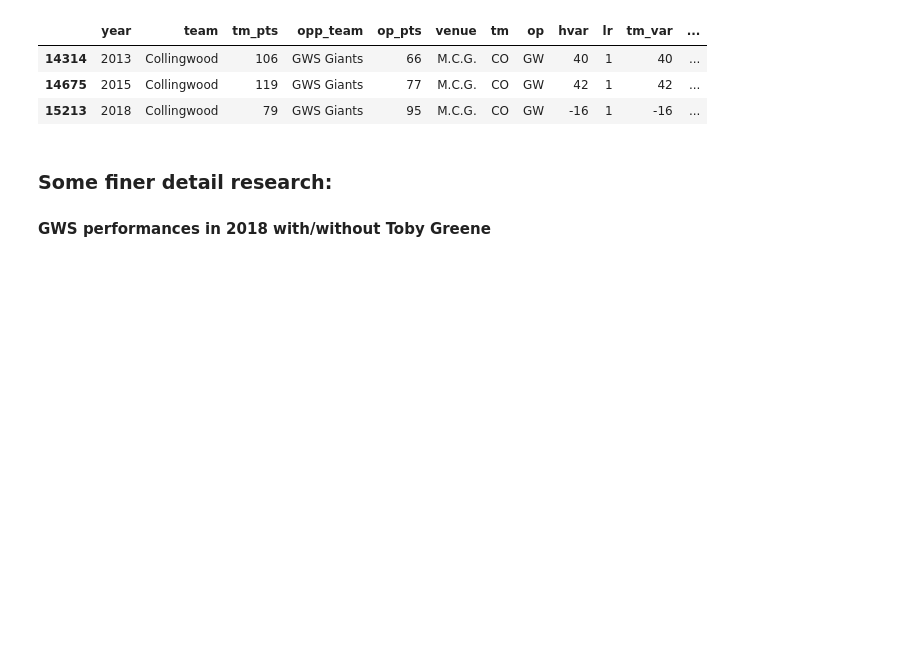
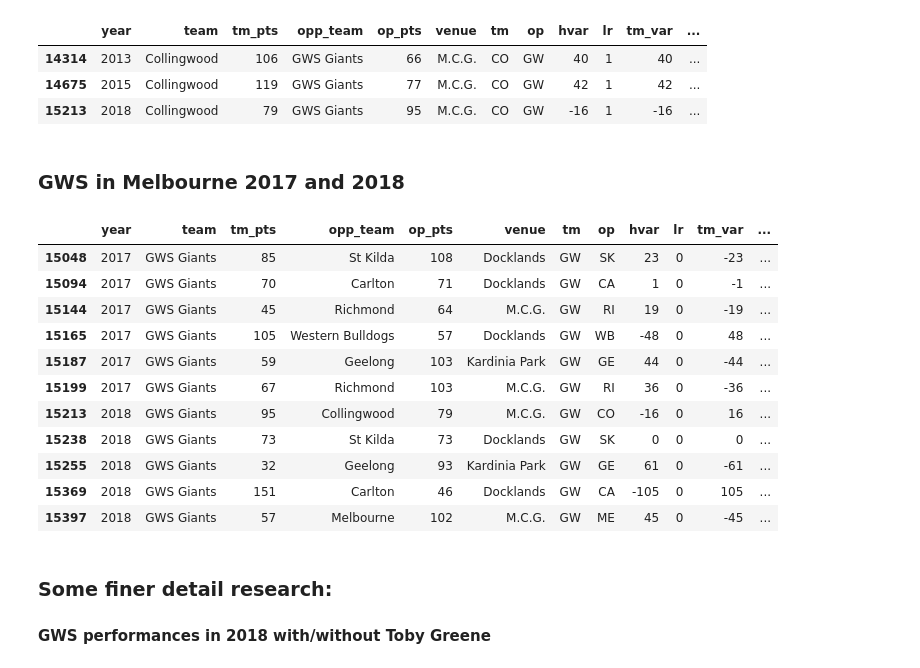
Before and after one commit to stevegabriel1/afl_explore, a Jupyter notebook: afl_prev_2018_finals1.ipynb, the cells around one changed output. Drawn from its saved outputs; the diff is of its cells as text; code cells hidden in the pictures; blank space fills up the shorter version.

```diff
--- a/afl_prev_2018_finals1.ipynb
+++ b/afl_prev_2018_finals1.ipynb
@@ -659,6 +659,23 @@ merge_ft.iloc[:,:][(merge_ft.tm == 'CO') & (merge_ft.op == 'GW') & (merge_ft.ven
 | 14314 | 2013 | Collingwood | 106 | GWS Giants | 66 | M.C.G. | CO | GW | 40 | 1 | 40 | ... |
 | 14675 | 2015 | Collingwood | 119 | GWS Giants | 77 | M.C.G. | CO | GW | 42 | 1 | 42 | ... |
 | 15213 | 2018 | Collingwood | 79 | GWS Giants | 95 | M.C.G. | CO | GW | -16 | 1 | -16 | ... |
+# %% [markdown]
+### GWS in Melbourne 2017 and 2018
+# %%
+merge_ft.iloc[:,:][(merge_ft.tm == 'GW') & (merge_ft.year >= 2017)&((merge_ft.venue == 'M.C.G.')|(merge_ft.venue == 'Kardinia Park')|(merge_ft.venue == 'Docklands'))]
+# %% [output]
+|  | year | team | tm_pts | opp_team | op_pts | venue | tm | op | hvar | lr | tm_var | ... |
+| 15048 | 2017 | GWS Giants | 85 | St Kilda | 108 | Docklands | GW | SK | 23 | 0 | -23 | ... |
+| 15094 | 2017 | GWS Giants | 70 | Carlton | 71 | Docklands | GW | CA | 1 | 0 | -1 | ... |
+| 15144 | 2017 | GWS Giants | 45 | Richmond | 64 | M.C.G. | GW | RI | 19 | 0 | -19 | ... |
+| 15165 | 2017 | GWS Giants | 105 | Western Bulldogs | 57 | Docklands | GW | WB | -48 | 0 | 48 | ... |
+| 15187 | 2017 | GWS Giants | 59 | Geelong | 103 | Kardinia Park | GW | GE | 44 | 0 | -44 | ... |
+| 15199 | 2017 | GWS Giants | 67 | Richmond | 103 | M.C.G. | GW | RI | 36 | 0 | -36 | ... |
+| 15213 | 2018 | GWS Giants | 95 | Collingwood | 79 | M.C.G. | GW | CO | -16 | 0 | 16 | ... |
+| 15238 | 2018 | GWS Giants | 73 | St Kilda | 73 | Docklands | GW | SK | 0 | 0 | 0 | ... |
+| 15255 | 2018 | GWS Giants | 32 | Geelong | 93 | Kardinia Park | GW | GE | 61 | 0 | -61 | ... |
+| 15369 | 2018 | GWS Giants | 151 | Carlton | 46 | Docklands | GW | CA | -105 | 0 | 105 | ... |
+| 15397 | 2018 | GWS Giants | 57 | Melbourne | 102 | M.C.G. | GW | ME | 45 | 0 | -45 | ... |
 # %% [markdown]
 ### Some finer detail research:
 #### GWS performances in 2018 with/without Toby Greene
```
Also changed, not shown: parts of 1 cell of this notebook.
